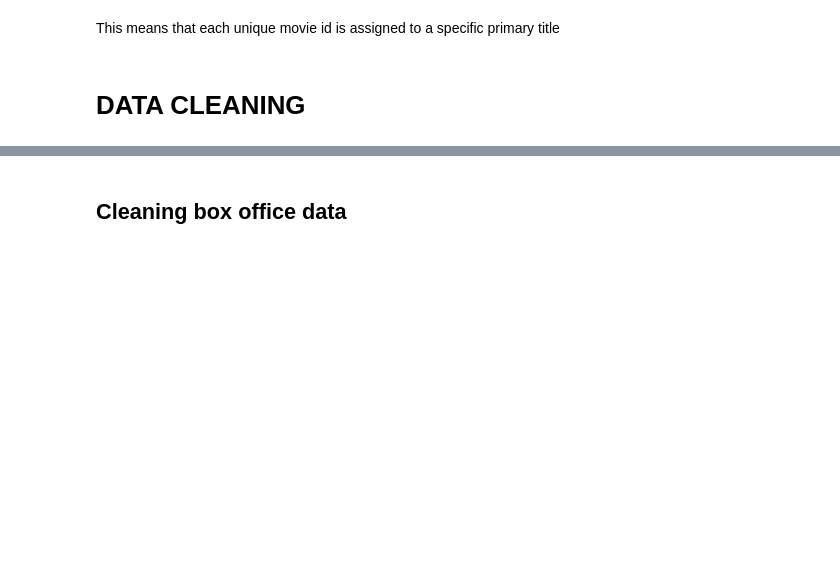
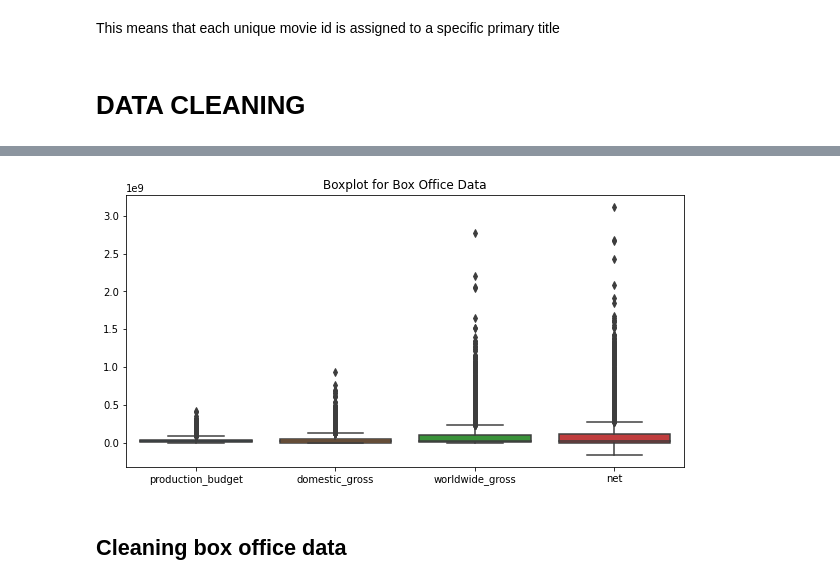
Before and after one commit to kaula12/GroupTwo_PhaseTwo_Project, a Jupyter notebook: student.ipynb, the cells around one changed output, grey strips where cells are left out. Cells and saved outputs as stored; diff of their text form; code cells hidden in the pictures; blank space fills up the shorter version.

Commit message:
Add student.ipynb notebook with data analysis part

```diff
--- a/student.ipynb
+++ b/student.ipynb
@@ -329,0 +338,6 @@ The numbers dataset is clean
+# %%
+# Removing dollars sign from the numbers collection columns and converting them to numeric
+numbers['production_budget'] = numbers['production_budget'].replace('[\$,]', '', regex=True).astype(float)
+numbers['domestic_gross'] = numbers['domestic_gross'].replace('[\$,]', '', regex=True).astype(float)
+numbers['worldwide_gross'] = numbers['worldwide_gross'].replace('[\$,]', '', regex=True).astype(float)
+numbers.head()
@@ -329,0 +351,22 @@ The numbers dataset is clean
+# %%
+# Split date column into day, month, year
+numbers['release_date'] = pd.to_datetime(numbers['release_date'], errors='coerce')
+numbers['release_day'] = numbers['release_date'].dt.day
+numbers['release_month'] = numbers['release_date'].dt.month
+numbers['release_year'] = numbers['release_date'].dt.year
+months = {
+    1: 'January',
+    2: 'February',
+    3: 'March',
+    4: 'April',
+    5: 'May',
+    6: 'June',
+    7: 'July',
+    8: 'August',
+    9: 'September',
+    10: 'October',
+    11: 'November',
+    12: 'December'
+}
+numbers['months'] = numbers['release_month'].map(months)
+numbers.head()
@@ -329,0 +380,3 @@ The numbers dataset is clean
+# %%
+numbers['net'] = ((numbers['worldwide_gross'] + numbers['domestic_gross']) - numbers['production_budget'])
+numbers.head()
@@ -330,3 +390,11 @@ The numbers dataset is clean
+# %%
+# Outlier detection using boxplots in numbers data
+plt.figure(figsize=(10,5))
+sns.boxplot(data=numbers[['production_budget', 'domestic_gross', 'worldwide_gross', 'net']])
+plt.title('Boxplot for Box Office Data')
+plt.show()
+# %% [output]
+[figure, added]
 # %%
 # numbers.to_csv('cleaned_numbers_data.csv', index=False)
 # %% [markdown]
```
Also changed, not shown: parts of 62 cells of this notebook.
